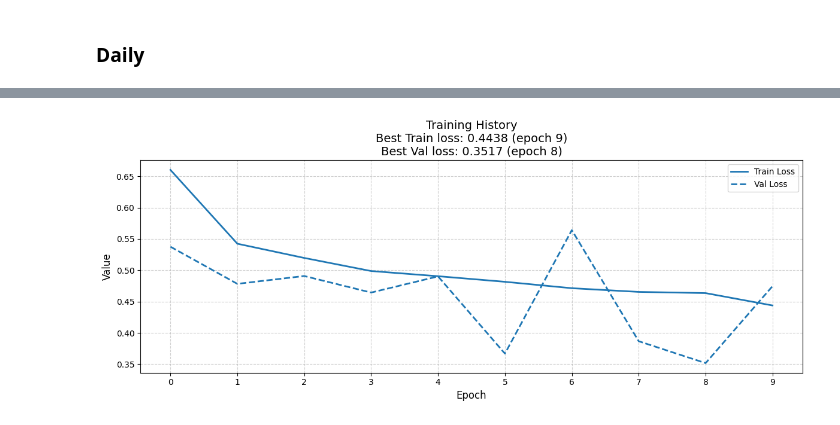
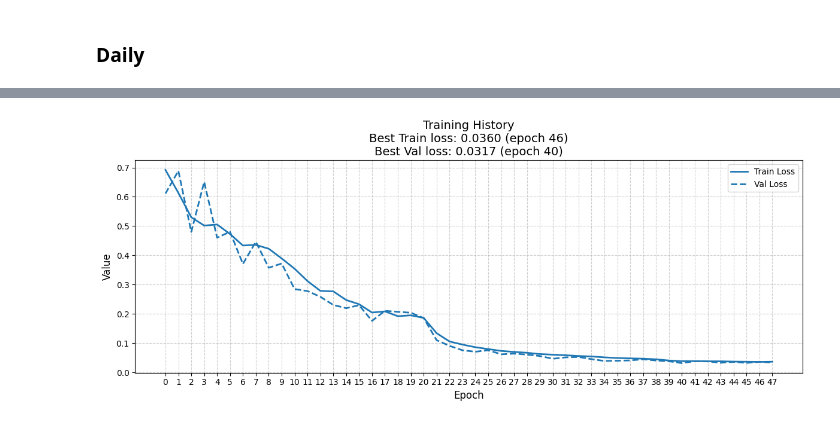
Before and after one commit to davidesonno/AII-project, a Jupyter notebook: 9-multi-agent-model.ipynb, the cells around one changed output, grey strips where cells are left out. Drawn from its saved outputs; the diff is of its cells as text; code cells hidden in the pictures.

```diff
--- a/9-multi-agent-model.ipynb
+++ b/9-multi-agent-model.ipynb
@@ -135,8 +141,8 @@ Found 12 nan values in PM2.5-GIARDINI MARGHERITA
 # %%
 for station in stations:
     print(station)
-    for agent, values in pollution_data[station].items():
-        print(f'{agent}, mean:{values.mean().values}, std:{values.std().values}')
+    for agent, d_agent_values in pollution_data[station].items():
+        print(f'{agent}, mean:{d_agent_values.mean().values}, std:{d_agent_values.std().values}')
 # %% [output]
 GIARDINI MARGHERITA
 NO2, mean:[-0.41819203], std:[0.67688521]
@@ -268,7 +301,7 @@ for station in station_data:
 station_sequences = {}
 for station in station_data:
     sequences, dates = create_sequences(
-        station_data[station],
+        station_data[station].drop(columns=['hour_sin', 'hour_cos']),
         pd.Series(station_data[station].index, index=station_data[station].index),
         time_steps=daily_time_steps,
         sliding_window=False
@@ -395,7 +446,7 @@ class MultiAgentModel(tf.keras.Model):
         input_shape,
         task_ids,  # e.g. [2, 5]
         lstm_units=(128, 64),
-        head_hidden_units=32,
+        head_hidden_units=(32,),
     ):
         super().__init__()
         self.task_ids = tf.constant(task_ids, dtype=tf.int32)
@@ -412,7 +463,8 @@ class MultiAgentModel(tf.keras.Model):
         for tid in task_ids:
             head = tf.keras.Sequential(name=f"head_agent_{tid}")
             head.add(tf.keras.layers.InputLayer(input_shape=(lstm_units[-1],)))
-            head.add(tf.keras.layers.Dense(head_hidden_units, activation="relu"))
+            for head_hidden_unit in head_hidden_units:
+                head.add(tf.keras.layers.Dense(head_hidden_unit, activation="relu"))
             head.add(tf.keras.layers.Dense(1))
             self.heads.append(head)
 
@@ -454,7 +506,7 @@ class MultiAgentModel(tf.keras.Model):
         return tf.squeeze(preds, axis=1)  # [B]
 
     def train_step(self, data):
-        x_batch, task_ids, y_batch = data
+        x_batch, task_ids, y_batch, station_ids = data
         with tf.GradientTape() as tape:
             preds = self((x_batch, task_ids), training=True)
             loss = self.compiled_loss(y_batch, preds)
@@ -464,7 +516,7 @@ class MultiAgentModel(tf.keras.Model):
         return {m.name: m.result() for m in self.metrics}
 
     def test_step(self, data):
-        x_batch, task_ids, y_batch = data
+        x_batch, task_ids, y_batch, station_ids = data
         preds = self((x_batch, task_ids), training=False)
         loss = self.compiled_loss(y_batch, preds)
         self.compiled_metrics.update_state(y_batch, preds)
@@ -504,22 +530,41 @@ d_train, d_val, d_test = split_dataset(daily_dataset, batch_size=batch_size)
+# %%
+d_train, d_val, d_test = split_dataset(daily_dataset, batch_size=32)
 # %%
 d_model = MultiAgentModel(
     input_shape=daily_input_shape,
     task_ids=[agents.index(agent) for agent in ('PM10','PM2.5')],
-    lstm_units=(128, 64),
-    head_hidden_units=32,
+    lstm_units=(64, 64, 64),
+    head_hidden_units=(64, 32),
 )
 
 d_model.compile(
-    tf.keras.optimizers.Adam(learning_rate=1e-4),
+    tf.keras.optimizers.Adam(learning_rate=1e-2),
     loss="mse",       # mean squared error for regression
     metrics=["mae"],  # mean absolute error
     weighted_metrics=[]
 )
 
+callbacks = [
+    keras.callbacks.ReduceLROnPlateau(
+        factor=0.1,
+        patience=4,
+        min_lr=1e-7,
+        verbose=1
+    ),
+    keras.callbacks.EarlyStopping(
+        monitor='val_loss',
+        mode='min',
+        patience=7,
+        restore_best_weights=True
+    )
+]
+
+set_random_seed() # mi sa che non va
 d_hist = d_model.fit(
     x=d_train,
     validation_data=d_val,
-    epochs=10
+    epochs=100,
+    callbacks=callbacks
 )
 plot_history(d_hist)
 # %% [output]
@@ -546 +588 @@ Epoch 10/10
-[figure, old version]
+[figure, new version]
```
Also changed, not shown: parts of 28 cells of this notebook, 4 other files.
